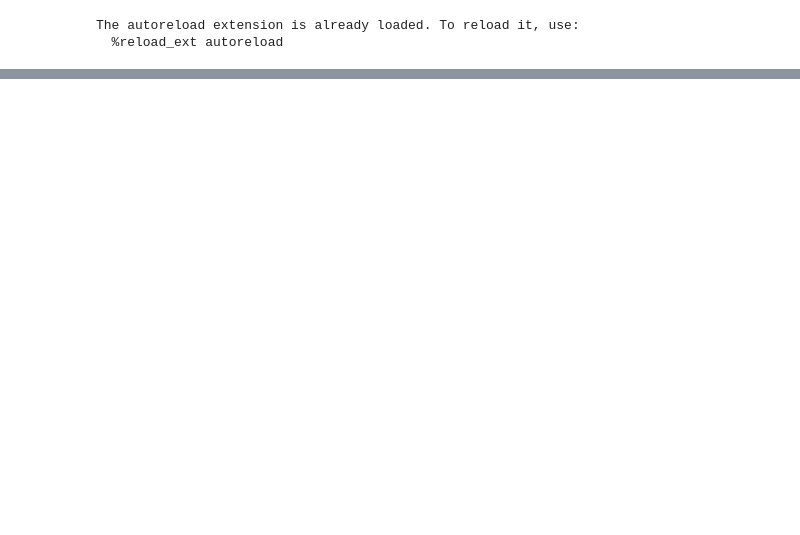
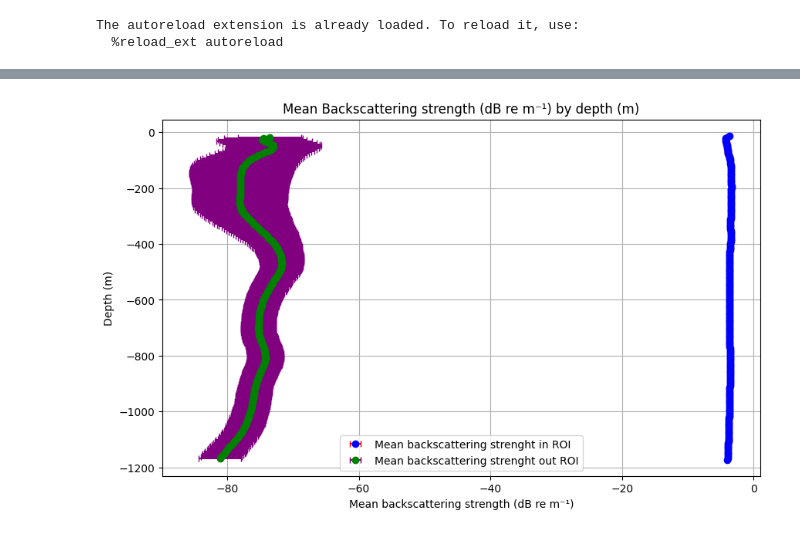
Before and after one commit to EliiseNicolas/Active-acoustic-datasets-analysis, a Jupyter notebook: src/tests_functions.ipynb, the cells around one changed output, grey strips where cells are left out. Saved outputs shown, nothing was run; the diff lists cells and outputs as text; code cells hidden in the pictures; blank space fills up the shorter version.

Commit message:
removed data with bathymery > 1000m + labelled data + computed mean and std by depth

```diff
--- a/src/tests_functions.ipynb
+++ b/src/tests_functions.ipynb
@@ -34,0 +68,4 @@ Enf of file
+# %%
+d, in_ROI, out_ROI = get_mean_var_in_out_ROI("../data/acoustic_data/18kHz/processed_data/by_day/filtered_bathymetry/labelled/18kHz_v1_summer_cropped_24h_filtered_bathymetry_labelled.pkl")
+print("in ROI : ", in_ROI)
+print("out ROI : ", out_ROI)
@@ -34,0 +90,32 @@ Enf of file
+# %%
+def boxplot_mean_std(depth: np.ndarray, inROI: Tuple[np.ndarray], outROI: Tuple[np.ndarray], save:bool=False, dest_path:str="") :
+    mean_inROI, std_inROI = inROI
+    mean_outROI, std_outROI = outROI
+
+    # Création du graphique
+    plt.figure(figsize=(10, 6))
+
+    # Tracer le backscattering moyen avec les barres d'erreur (écart-type)
+    plt.errorbar(mean_inROI, -depth, xerr=std_inROI, fmt='o', color='b', ecolor='r', capsize=3, label="Mean backscattering strenght in ROI")
+    plt.errorbar(mean_outROI, -depth, xerr=std_outROI, fmt='o', color='g', ecolor='purple', capsize=3, label="Mean backscattering strenght out ROI")
+
+    # plt.gca().invert_yaxis()
+    # Ajouter des labels et un titre
+    plt.ylabel("Depth (m)")
+    plt.xlabel("Mean backscattering strength (dB re m⁻¹)")
+    plt.title("Mean Backscattering strength (dB re m⁻¹) by depth (m)")
+    plt.legend()
+
+    # Afficher le graphique
+    plt.grid(True)
+
+    # Save
+    if save :
+        fig_path = dest_path + "mean_Sv_by_depth_in_out_ROI_boxplot"
+        plt.savefig(f"{fig_path}.png", dpi=300, bbox_inches="tight")
+
+    plt.show()
+# %%
+boxplot_mean_std(d, in_ROI, out_ROI, save=True, dest_path="../data/figures/mean_Sv_by_depth_in-out_ROI/")
+# %% [output]
+[figure, added]
```
Also changed, not shown: parts of 9 cells of this notebook, 4 other files.
